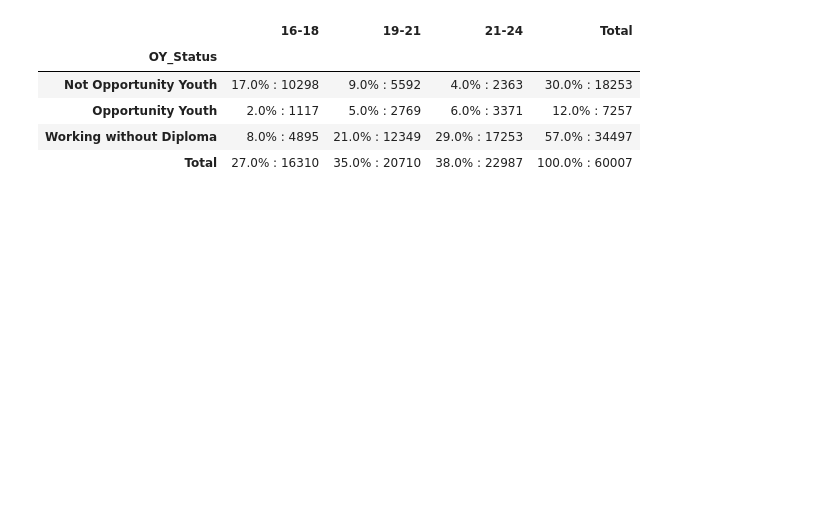
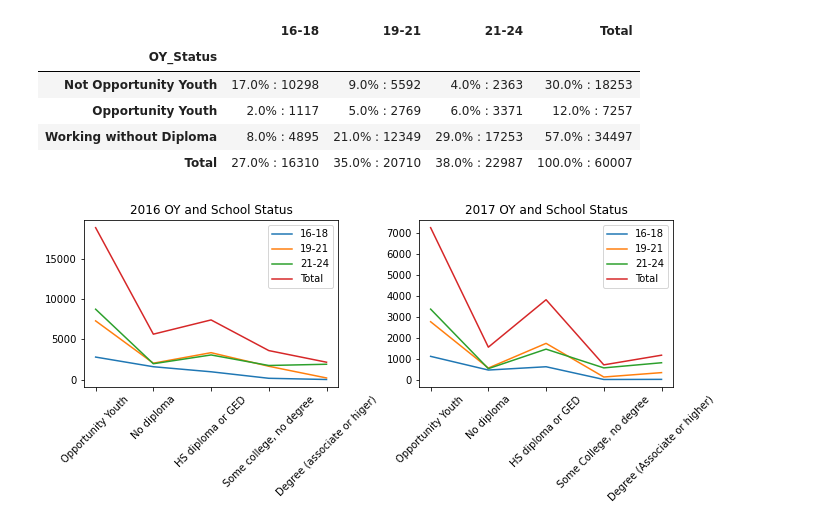
Before and after one commit to ghPRao/Opportunity-Youth, a Jupyter notebook: Index.ipynb, the cells around one changed output. Saved outputs shown, nothing was run; the diff lists cells and outputs as text; code cells hidden in the pictures; blank space fills up the shorter version.

```diff
--- a/Index.ipynb
+++ b/Index.ipynb
@@ -177,3 +185,27 @@ oy_piv_perc_df
 | Opportunity Youth | 2.0% : 1117 | 5.0% : 2769 | 6.0% : 3371 | 12.0% : 7257 |
 | Working without Diploma | 8.0% : 4895 | 21.0% : 12349 | 29.0% : 17253 | 57.0% : 34497 |
 | Total | 27.0% : 16310 | 35.0% : 20710 | 38.0% : 22987 | 100.0% : 60007 |
+# %%
+#Create data fram from csv of 2016 data
+#Add Opportunity row
+old_oy = pd.read_csv('src/data/csv_files/oy_csv.csv')
+old_oy = pd.DataFrame(old_oy)
+old_oy = old_oy.set_index('op_youth', drop=True)
+
+sch_oy_df=sch_piv_df.append(oy_piv_df[1:2]).reindex(["Opportunity Youth", "No diploma", "HS diploma or GED", "Some College, no degree", "Degree (Associate or higher)"])
+# %%
+fig, ax = plt.subplots(1,2, figsize = (10,4))
+fig.tight_layout(pad=5)
+
+ax[0].plot(old_oy.index, old_oy.values)
+ax[0].set_title('2016 OY and School Status');
+
+ax[1].plot(sch_oy_df.index, sch_oy_df.values)
+ax[1].set_title('2017 OY and School Status');
+
+for ax in fig.axes:
+    plt.sca(ax)
+    plt.xticks(rotation=45)
+    plt.legend(['16-18', '19-21', '21-24', 'Total'])
+# %% [output]
+[figure, added]
```
Also changed, not shown: parts of 13 cells of this notebook.
